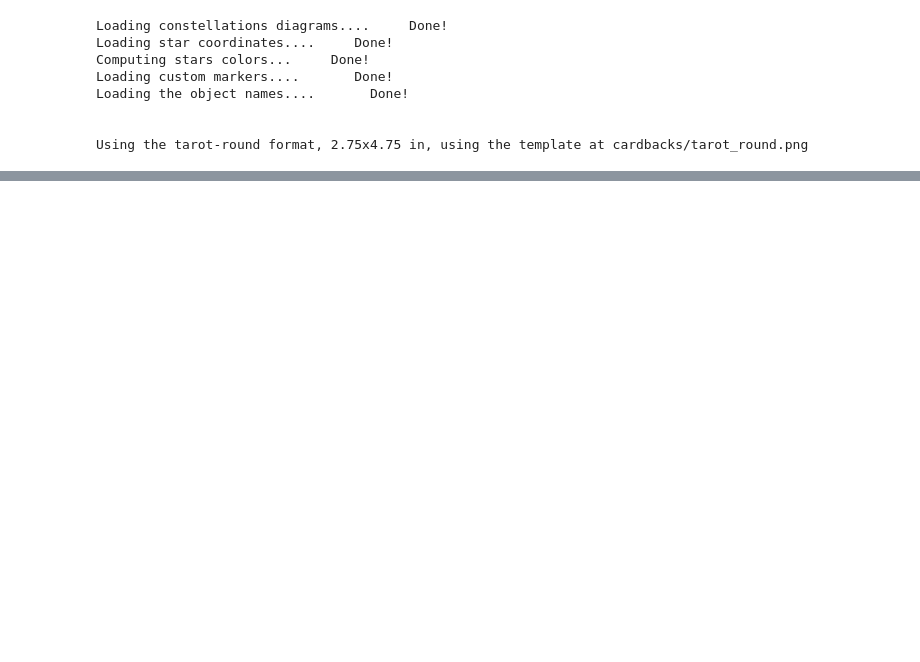
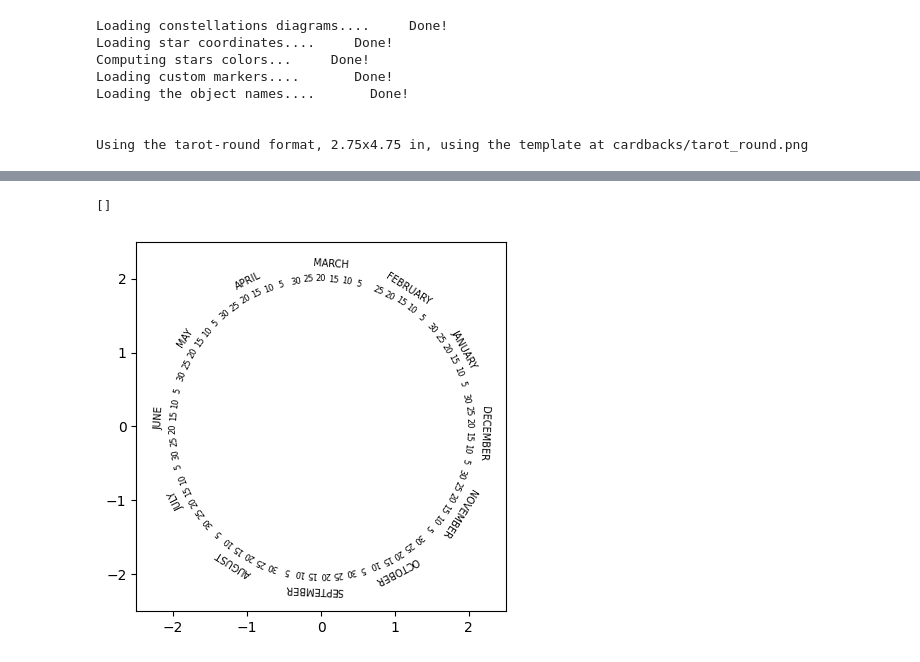
Before and after one commit to Giacomo-Menegatti/HARey_constellations_cards, a Jupyter notebook: astrolabe.ipynb, the cells around one changed output, grey strips where cells are left out. Saved outputs shown, nothing was run; the diff lists cells and outputs as text; code cells hidden in the pictures; blank space fills up the shorter version.

```diff
--- a/astrolabe.ipynb
+++ b/astrolabe.ipynb
@@ -48,0 +66,29 @@ array(<zip object at 0x...>, dtype=object)
+# %%
+fig, ax = plt.subplots()
+ax.set_xlim(-2.5,2.5)
+ax.set_ylim(-2.5,2.5)
+
+# Angle of the spring Equinox, which correspond to the 0 RA value
+equinox_offest = datetime(2001,3,20).timetuple().tm_yday/365
+
+for m in range(1,13):
+    days_in_month = monthrange(2001,m)[1]
+
+    # Plot the day label
+    for day in range(5,days_in_month+1,5):
+        # Get the angle as a fraction of the whole year
+        angle = f*(datetime(2001, m, day).timetuple().tm_yday/365 - equinox_offest)
+        a = 2*np.pi*angle
+        ax.text(2*np.sin(a), 2*np.cos(a), f'{day}', ha='center', va='center', rotation=-angle*360, fontsize=6)
+
+    # Plot the month label
+    angle = f*((datetime(2001, m, 1).timetuple().tm_yday + days_in_month/2)/365 - equinox_offest)
+    a = 2*np.pi*angle
+    month_name = f'{datetime(2001,m,1).strftime('%B').upper()}'
+    ax.text(2.2*np.sin(a), 2.2*np.cos(a), month_name, ha='center', va='center', rotation=-angle*360, fontsize=7)
+
+ax.set_aspect('equal')
+plt.plot()
+# %% [output]
+[]
+[figure, added]
```
Also changed, not shown: parts of 4 cells of this notebook.
